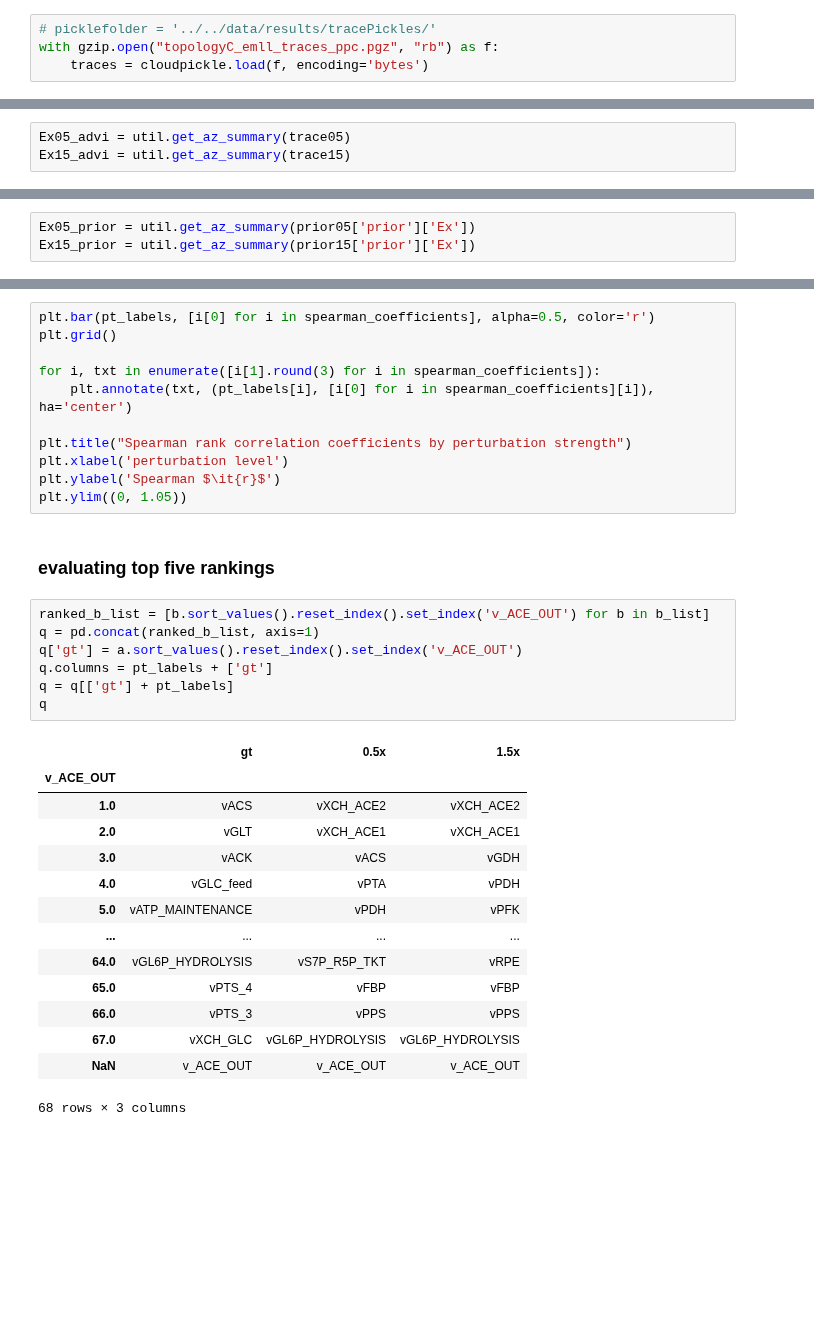
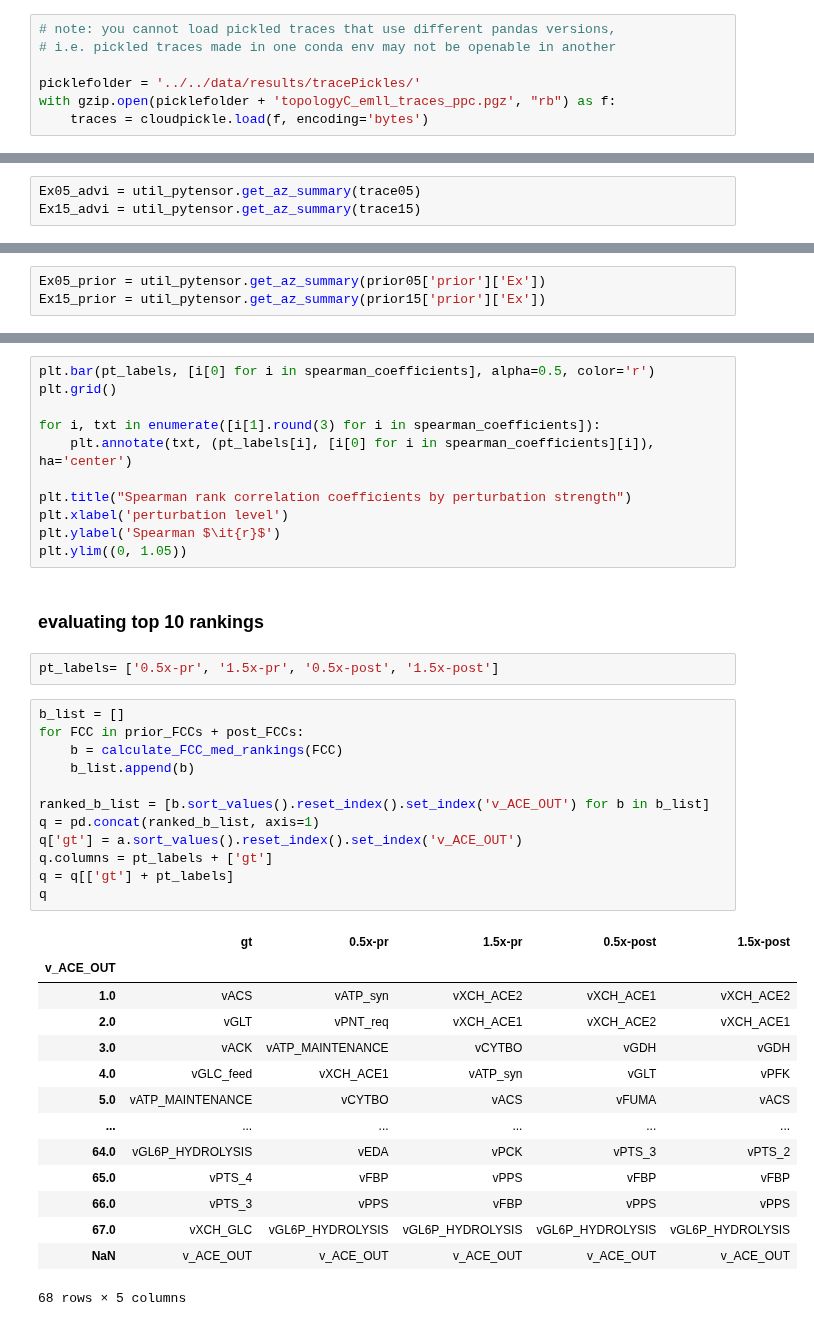
Before and after one commit to sys-bio/BMCA-pipeline, a Jupyter notebook: notebooks/topologyC/topologyC-allData-emll.ipynb, the cells around one changed output, grey strips where cells are left out. Cells and saved outputs as stored; diff of their text form; blank space fills up the shorter version.

Commit message:
adding results from priors to TopC emll nb

```diff
--- a/notebooks/topologyC/topologyC-allData-emll.ipynb
+++ b/notebooks/topologyC/topologyC-allData-emll.ipynb
@@ -152,8 +152,11 @@ with gzip.open("topologyC_emll_traces_ppc.pgz", "wb") as f:
 # %% [markdown]
 ## Analysis
 # %%
-# picklefolder = '../../data/results/tracePickles/'
-with gzip.open("topologyC_emll_traces_ppc.pgz", "rb") as f:
+# note: you cannot load pickled traces that use different pandas versions,
+# i.e. pickled traces made in one conda env may not be openable in another
+
+picklefolder = '../../data/results/tracePickles/'
+with gzip.open(picklefolder + 'topologyC_emll_traces_ppc.pgz', "rb") as f:
     traces = cloudpickle.load(f, encoding='bytes')
 # %%
 trace05=traces['trace05']
@@ -176,8 +179,8 @@ ax2.scatter(BMCA_obj05.xn.values, trace05['observed_data']['chi_obs'])
 # %% [markdown]
 #### Elasticity check
 # %%
-Ex05_advi = util.get_az_summary(trace05)
-Ex15_advi = util.get_az_summary(trace15)
+Ex05_advi = util_pytensor.get_az_summary(trace05)
+Ex15_advi = util_pytensor.get_az_summary(trace15)
 # %% [output]
 arviz - WARNING - Shape validation failed: input_shape: (1, 1000), minimum_shape: (chains=2, draws=4)
 arviz - WARNING - Shape validation failed: input_shape: (1, 1000), minimum_shape: (chains=2, draws=4)
@@ -307,8 +310,8 @@ def estimate_CCs(BMCA_obj, Ex):
 # %% [markdown]
 ## Negative predictions
 # %%
-Ex05_prior = util.get_az_summary(prior05['prior']['Ex'])
-Ex15_prior = util.get_az_summary(prior15['prior']['Ex'])
+Ex05_prior = util_pytensor.get_az_summary(prior05['prior']['Ex'])
+Ex15_prior = util_pytensor.get_az_summary(prior15['prior']['Ex'])
 # %% [output]
 arviz - WARNING - Shape validation failed: input_shape: (1, 500), minimum_shape: (chains=2, draws=4)
 arviz - WARNING - Shape validation failed: input_shape: (1, 500), minimum_shape: (chains=2, draws=4)
@@ -473,27 +440,34 @@ plt.xlabel('perturbation level')
 plt.ylabel('Spearman $\it{r}$')
 plt.ylim((0, 1.05))
 # %% [markdown]
-### evaluating top five rankings
+### evaluating top 10 rankings
+# %%
+pt_labels= ['0.5x-pr', '1.5x-pr', '0.5x-post', '1.5x-post']
 # %%
+b_list = []
+for FCC in prior_FCCs + post_FCCs:
+    b = calculate_FCC_med_rankings(FCC)
+    b_list.append(b)
+
 ranked_b_list = [b.sort_values().reset_index().set_index('v_ACE_OUT') for b in b_list]
 q = pd.concat(ranked_b_list, axis=1)
 q['gt'] = a.sort_values().reset_index().set_index('v_ACE_OUT')
 q.columns = pt_labels + ['gt']
 q = q[['gt'] + pt_labels]
 q
 # %% [output]
-|  | gt | 0.5x | 1.5x |
-| v_ACE_OUT |  |  |  |
-| 1.0 | vACS | vXCH_ACE2 | vXCH_ACE2 |
-| 2.0 | vGLT | vXCH_ACE1 | vXCH_ACE1 |
-| 3.0 | vACK | vACS | vGDH |
-| 4.0 | vGLC_feed | vPTA | vPDH |
-| 5.0 | vATP_MAINTENANCE | vPDH | vPFK |
-| ... | ... | ... | ... |
-| 64.0 | vGL6P_HYDROLYSIS | vS7P_R5P_TKT | vRPE |
-| 65.0 | vPTS_4 | vFBP | vFBP |
-| 66.0 | vPTS_3 | vPPS | vPPS |
-| 67.0 | vXCH_GLC | vGL6P_HYDROLYSIS | vGL6P_HYDROLYSIS |
-| NaN | v_ACE_OUT | v_ACE_OUT | v_ACE_OUT |
+|  | gt | 0.5x-pr | 1.5x-pr | 0.5x-post | 1.5x-post |
+| v_ACE_OUT |  |  |  |  |  |
+| 1.0 | vACS | vATP_syn | vXCH_ACE2 | vXCH_ACE1 | vXCH_ACE2 |
+| 2.0 | vGLT | vPNT_req | vXCH_ACE1 | vXCH_ACE2 | vXCH_ACE1 |
+| 3.0 | vACK | vATP_MAINTENANCE | vCYTBO | vGDH | vGDH |
+| 4.0 | vGLC_feed | vXCH_ACE1 | vATP_syn | vGLT | vPFK |
+| 5.0 | vATP_MAINTENANCE | vCYTBO | vACS | vFUMA | vACS |
+| ... | ... | ... | ... | ... | ... |
+| 64.0 | vGL6P_HYDROLYSIS | vEDA | vPCK | vPTS_3 | vPTS_2 |
+| 65.0 | vPTS_4 | vFBP | vPPS | vFBP | vFBP |
+| 66.0 | vPTS_3 | vPPS | vFBP | vPPS | vPPS |
+| 67.0 | vXCH_GLC | vGL6P_HYDROLYSIS | vGL6P_HYDROLYSIS | vGL6P_HYDROLYSIS | vGL6P_HYDROLYSIS |
+| NaN | v_ACE_OUT | v_ACE_OUT | v_ACE_OUT | v_ACE_OUT | v_ACE_OUT |
-68 rows × 3 columns
+68 rows × 5 columns
 # %%
```
Also changed, not shown: parts of 14 cells of this notebook, 3 other files.
